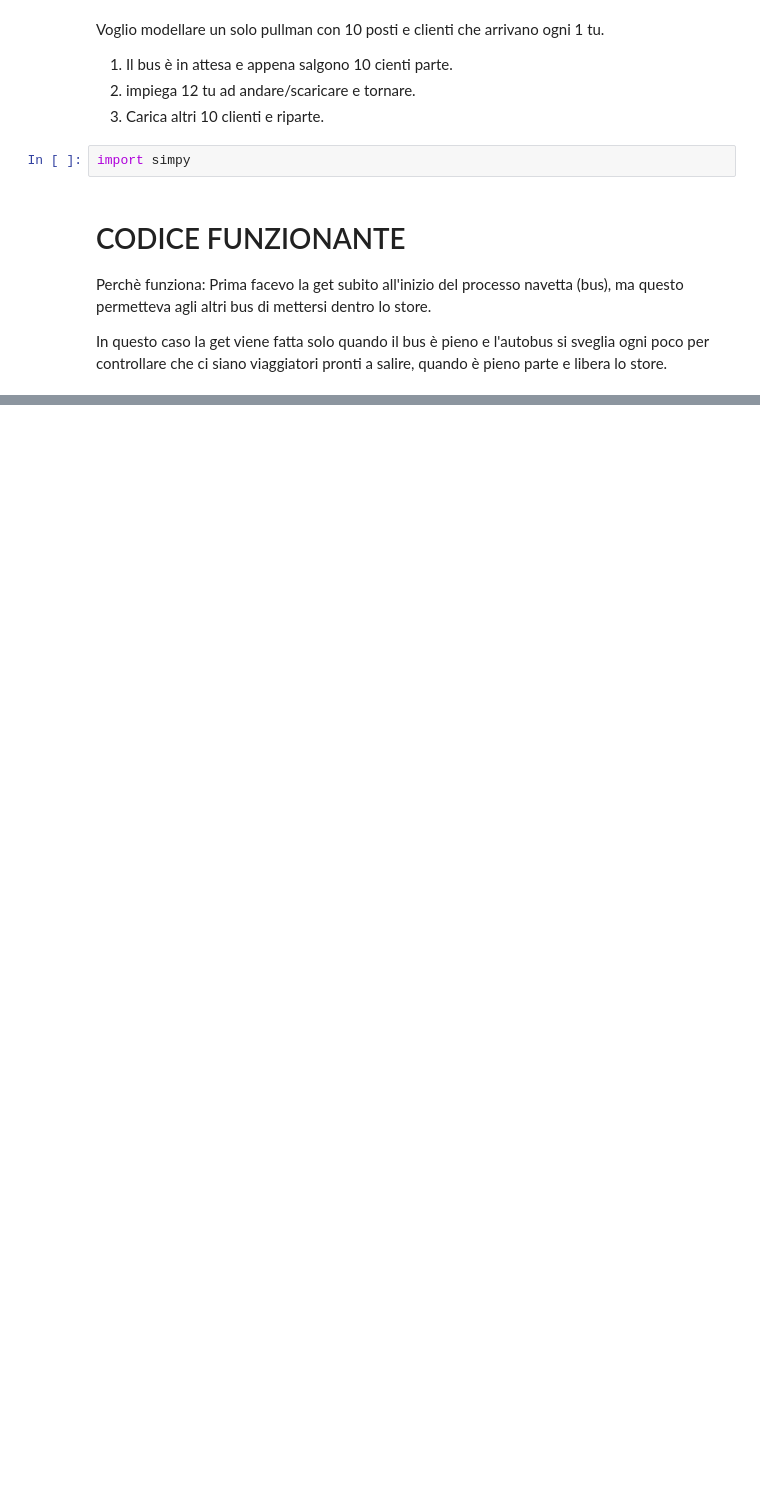
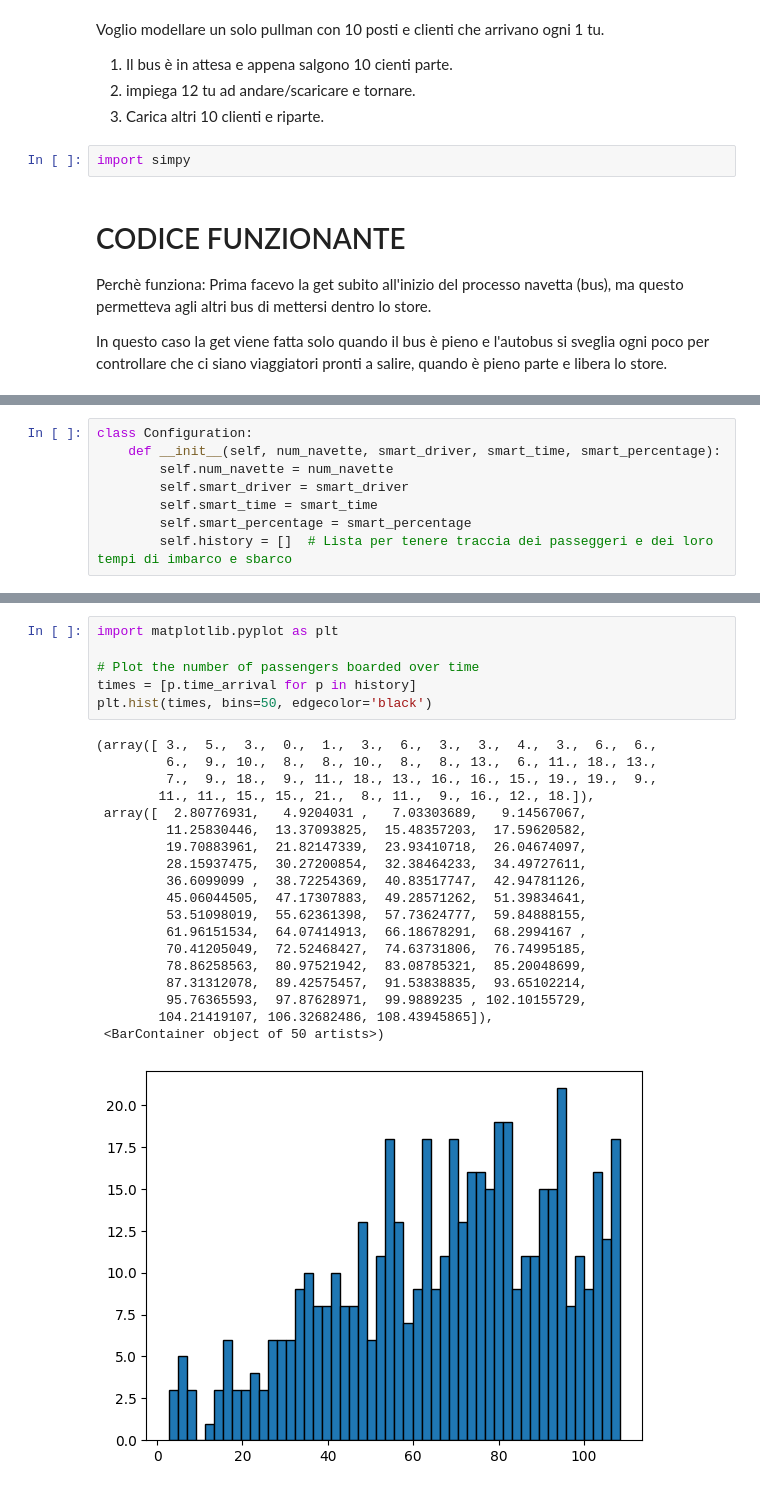
Before and after one commit to fefex302/Discrete-Event-Simulation-for-Bus-Allocation, a Jupyter notebook: multiple_bus_clients.ipynb, the cells around one changed output, grey strips where cells are left out. Drawn from its saved outputs; the diff is of its cells as text; blank space fills up the shorter version.

```diff
--- a/multiple_bus_clients.ipynb
+++ b/multiple_bus_clients.ipynb
@@ -136,0 +113,8 @@ print('--- Simulazione terminata ---')
+# %%
+class Configuration:
+    def __init__(self, num_navette, smart_driver, smart_time, smart_percentage):
+        self.num_navette = num_navette
+        self.smart_driver = smart_driver
+        self.smart_time = smart_time
+        self.smart_percentage = smart_percentage
+        self.history = []  # Lista per tenere traccia dei passeggeri e dei loro tempi di imbarco e sbarco
@@ -136,0 +195,26 @@ print('--- Simulazione terminata ---')
+# %%
+import matplotlib.pyplot as plt
+
+# Plot the number of passengers boarded over time
+times = [p.time_arrival for p in history]
+plt.hist(times, bins=50, edgecolor='black')
+# %% [output]
+(array([ 3.,  5.,  3.,  0.,  1.,  3.,  6.,  3.,  3.,  4.,  3.,  6.,  6.,
+         6.,  9., 10.,  8.,  8., 10.,  8.,  8., 13.,  6., 11., 18., 13.,
+         7.,  9., 18.,  9., 11., 18., 13., 16., 16., 15., 19., 19.,  9.,
+        11., 11., 15., 15., 21.,  8., 11.,  9., 16., 12., 18.]),
+ array([  2.80776931,   4.9204031 ,   7.03303689,   9.14567067,
+         11.25830446,  13.37093825,  15.48357203,  17.59620582,
+         19.70883961,  21.82147339,  23.93410718,  26.04674097,
+         28.15937475,  30.27200854,  32.38464233,  34.49727611,
+         36.6099099 ,  38.72254369,  40.83517747,  42.94781126,
+         45.06044505,  47.17307883,  49.28571262,  51.39834641,
+         53.51098019,  55.62361398,  57.73624777,  59.84888155,
+         61.96151534,  64.07414913,  66.18678291,  68.2994167 ,
+         70.41205049,  72.52468427,  74.63731806,  76.74995185,
+         78.86258563,  80.97521942,  83.08785321,  85.20048699,
+         87.31312078,  89.42575457,  91.53838835,  93.65102214,
+         95.76365593,  97.87628971,  99.9889235 , 102.10155729,
+        104.21419107, 106.32682486, 108.43945865]),
+ <BarContainer object of 50 artists>)
+[figure, added]
```
Also changed, not shown: parts of 6 cells of this notebook.
